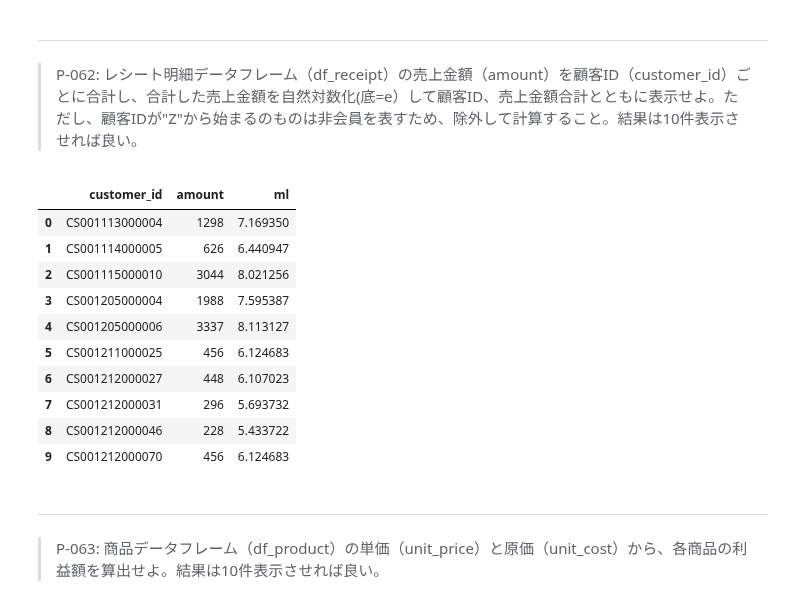
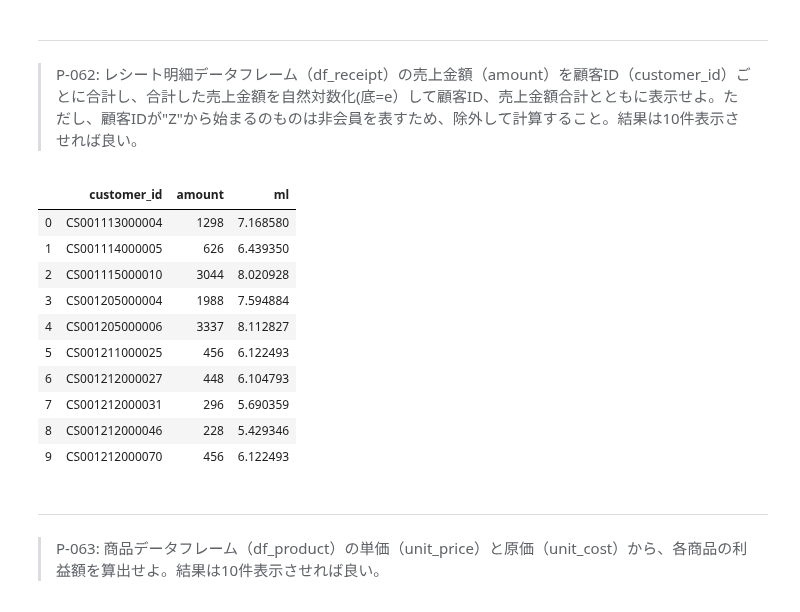
Before and after one commit to yohata1013/koan, a Jupyter notebook: 100knock/submit/yukario/100_knock_Python(yukario).ipynb, the cells around one changed output. Drawn from its saved outputs; the diff is of its cells as text; code cells hidden in the pictures.

```diff
--- a/100knock/submit/yukario/100_knock_Python(yukario).ipynb
+++ b/100knock/submit/yukario/100_knock_Python(yukario).ipynb
@@ -1462,26 +1462,26 @@ df61_2.head(10)
 # %%
 df62_1=df_receipt.copy()
 
 #合計
 df62_2=df62_1[~df62_1['customer_id'].str.startswith("Z")].groupby(['customer_id'])["amount"].sum().reset_index()
 
 #自然対数化
-df62_2['ml'] = df62_2['amount'].apply(lambda x: math.log1p(int(x)))
+df62_2['ml'] = df62_2['amount'].apply(lambda x: math.log(x))
 
 
 df62_2.head(10)
 # %% [output]
 |  | customer_id | amount | ml |
-| 0 | CS001113000004 | 1298 | 7.169350 |
-| 1 | CS001114000005 | 626 | 6.440947 |
-| 2 | CS001115000010 | 3044 | 8.021256 |
-| 3 | CS001205000004 | 1988 | 7.595387 |
-| 4 | CS001205000006 | 3337 | 8.113127 |
-| 5 | CS001211000025 | 456 | 6.124683 |
-| 6 | CS001212000027 | 448 | 6.107023 |
-| 7 | CS001212000031 | 296 | 5.693732 |
-| 8 | CS001212000046 | 228 | 5.433722 |
-| 9 | CS001212000070 | 456 | 6.124683 |
+| 0 | CS001113000004 | 1298 | 7.168580 |
+| 1 | CS001114000005 | 626 | 6.439350 |
+| 2 | CS001115000010 | 3044 | 8.020928 |
+| 3 | CS001205000004 | 1988 | 7.594884 |
+| 4 | CS001205000006 | 3337 | 8.112827 |
+| 5 | CS001211000025 | 456 | 6.122493 |
+| 6 | CS001212000027 | 448 | 6.104793 |
+| 7 | CS001212000031 | 296 | 5.690359 |
+| 8 | CS001212000046 | 228 | 5.429346 |
+| 9 | CS001212000070 | 456 | 6.122493 |
 # %% [markdown]
 ---
 > P-063: 商品データフレーム（df_product）の単価（unit_price）と原価（unit_cost）から、各商品の利益額を算出せよ。結果は10件表示させれば良い。
```
Also changed, not shown: parts of 11 cells of this notebook.
